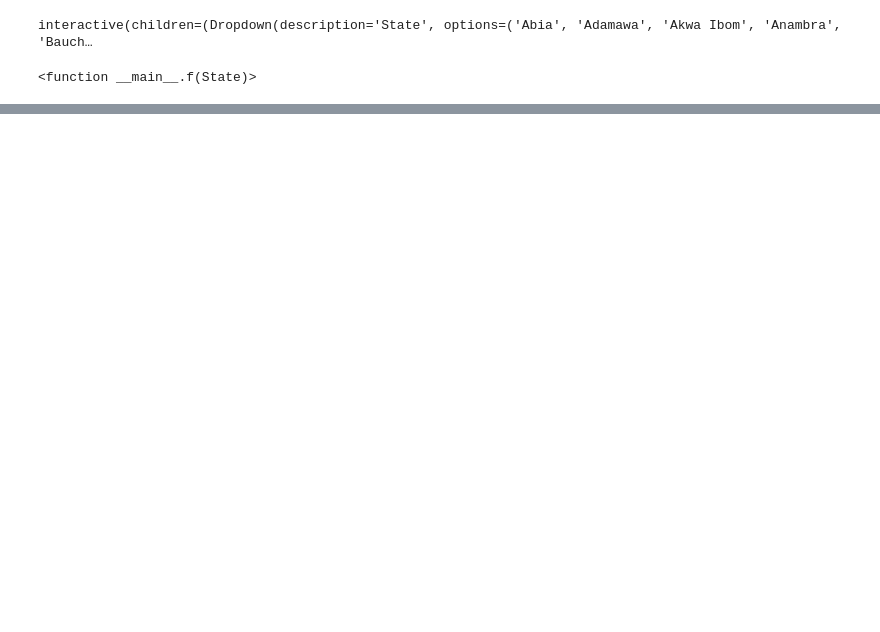
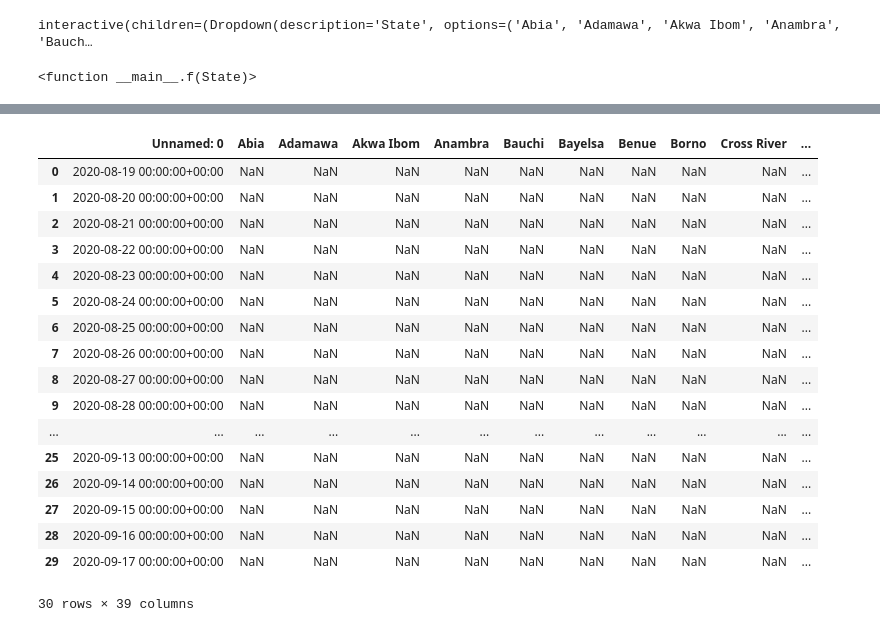
Before and after one commit to bkotryna/schmidt_team4, a Jupyter notebook: nigeria_covid_19_barplots .ipynb, the cells around one changed output, grey strips where cells are left out. Saved outputs shown, nothing was run; the diff lists cells and outputs as text; code cells hidden in the pictures; blank space fills up the shorter version.

```diff
--- a/nigeria_covid_19_barplots .ipynb
+++ b/nigeria_covid_19_barplots .ipynb
@@ -100,0 +743,7 @@ interactive(children=(Dropdown(description='State', options=('Abia', 'Adamawa',
+# %%
+#create a dummy tail for the dataset to be predicted by regression model
+dummyarray = np.full((30, 39), np.nan)
+dfnans = pd.DataFrame(dummyarray)
+
+dfnans.columns = regressiondata.columns
+#dfnans
@@ -100,0 +769,2 @@ interactive(children=(Dropdown(description='State', options=('Abia', 'Adamawa',
+# %%
+dfnans['Unnamed: 0'] = prediction_timestamps
@@ -100,0 +851,34 @@ interactive(children=(Dropdown(description='State', options=('Abia', 'Adamawa',
+# %%
+
+unnamed1 = dfnans['Unnamed: 0'].tolist()
+nans_datelist = []
+for date in range(len(unnamed1)):
+    newdate = int(unnamed[date].split(' ')[0].replace('-', ''))
+    nans_datelist.append(newdate)
+
+predicted = dfnans.copy()
+dfnans1 = dfnans.copy()
+predicted['Unnamed: 0'] = nans_datelist
+
+prediction_data = {}
+
+for state in predicted.columns[1:-1].tolist():
+
+    X = regr_data['Unnamed: 0']
+    y = regr_data[state]
+
+    X = np.array(X)
+    X = X.reshape(-1, 1)
+
+    X_test = predicted['Unnamed: 0']
+    X_test = np.array(X_test)
+    X_test = X_test.reshape(-1, 1)
+
+    model = LinearRegression()
+    model.fit(X, y)
+
+    #prediction_accuracy.append(model.score(X_test, y_test))
+    #print(f'{state} prediction accuracy {model.score(X_test, y_test)}')
+    y_pred = model.predict(X_test)
+    dfnans[state] = y_pred
+#prediction_accuracy
@@ -100,0 +887,21 @@ interactive(children=(Dropdown(description='State', options=('Abia', 'Adamawa',
+# %%
+dfnans1
+# %% [output]
+|  | Unnamed: 0 | Abia | Adamawa | Akwa Ibom | Anambra | Bauchi | Bayelsa | Benue | Borno | Cross River | ... |
+| 0 | 2020-08-19 00:00:00+00:00 | NaN | NaN | NaN | NaN | NaN | NaN | NaN | NaN | NaN | ... |
+| 1 | 2020-08-20 00:00:00+00:00 | NaN | NaN | NaN | NaN | NaN | NaN | NaN | NaN | NaN | ... |
+| 2 | 2020-08-21 00:00:00+00:00 | NaN | NaN | NaN | NaN | NaN | NaN | NaN | NaN | NaN | ... |
+| 3 | 2020-08-22 00:00:00+00:00 | NaN | NaN | NaN | NaN | NaN | NaN | NaN | NaN | NaN | ... |
+| 4 | 2020-08-23 00:00:00+00:00 | NaN | NaN | NaN | NaN | NaN | NaN | NaN | NaN | NaN | ... |
+| 5 | 2020-08-24 00:00:00+00:00 | NaN | NaN | NaN | NaN | NaN | NaN | NaN | NaN | NaN | ... |
+| 6 | 2020-08-25 00:00:00+00:00 | NaN | NaN | NaN | NaN | NaN | NaN | NaN | NaN | NaN | ... |
+| 7 | 2020-08-26 00:00:00+00:00 | NaN | NaN | NaN | NaN | NaN | NaN | NaN | NaN | NaN | ... |
+| 8 | 2020-08-27 00:00:00+00:00 | NaN | NaN | NaN | NaN | NaN | NaN | NaN | NaN | NaN | ... |
+| 9 | 2020-08-28 00:00:00+00:00 | NaN | NaN | NaN | NaN | NaN | NaN | NaN | NaN | NaN | ... |
+| ... | ... | ... | ... | ... | ... | ... | ... | ... | ... | ... | ... |
+| 25 | 2020-09-13 00:00:00+00:00 | NaN | NaN | NaN | NaN | NaN | NaN | NaN | NaN | NaN | ... |
+| 26 | 2020-09-14 00:00:00+00:00 | NaN | NaN | NaN | NaN | NaN | NaN | NaN | NaN | NaN | ... |
+| 27 | 2020-09-15 00:00:00+00:00 | NaN | NaN | NaN | NaN | NaN | NaN | NaN | NaN | NaN | ... |
+| 28 | 2020-09-16 00:00:00+00:00 | NaN | NaN | NaN | NaN | NaN | NaN | NaN | NaN | NaN | ... |
+| 29 | 2020-09-17 00:00:00+00:00 | NaN | NaN | NaN | NaN | NaN | NaN | NaN | NaN | NaN | ... |
+30 rows × 39 columns
```
Also changed, not shown: parts of 92 cells of this notebook.
